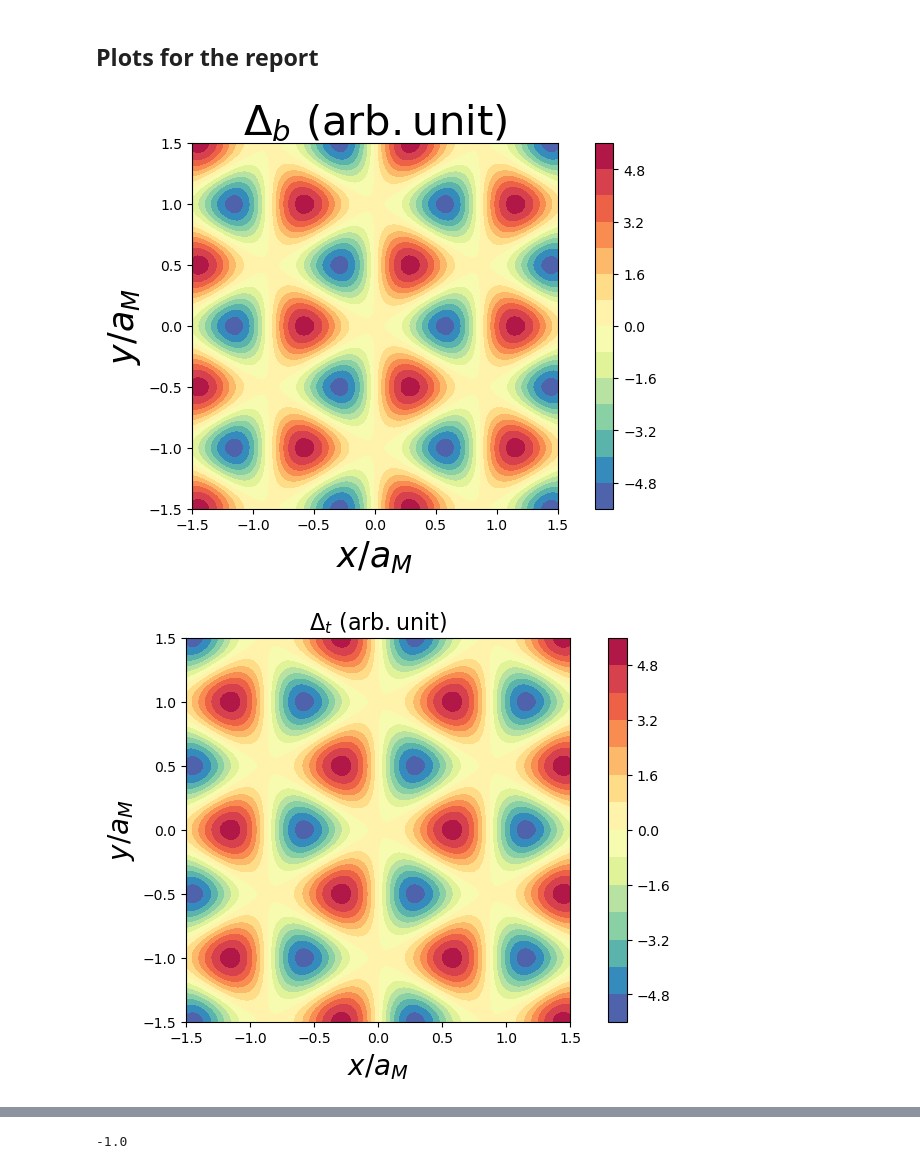
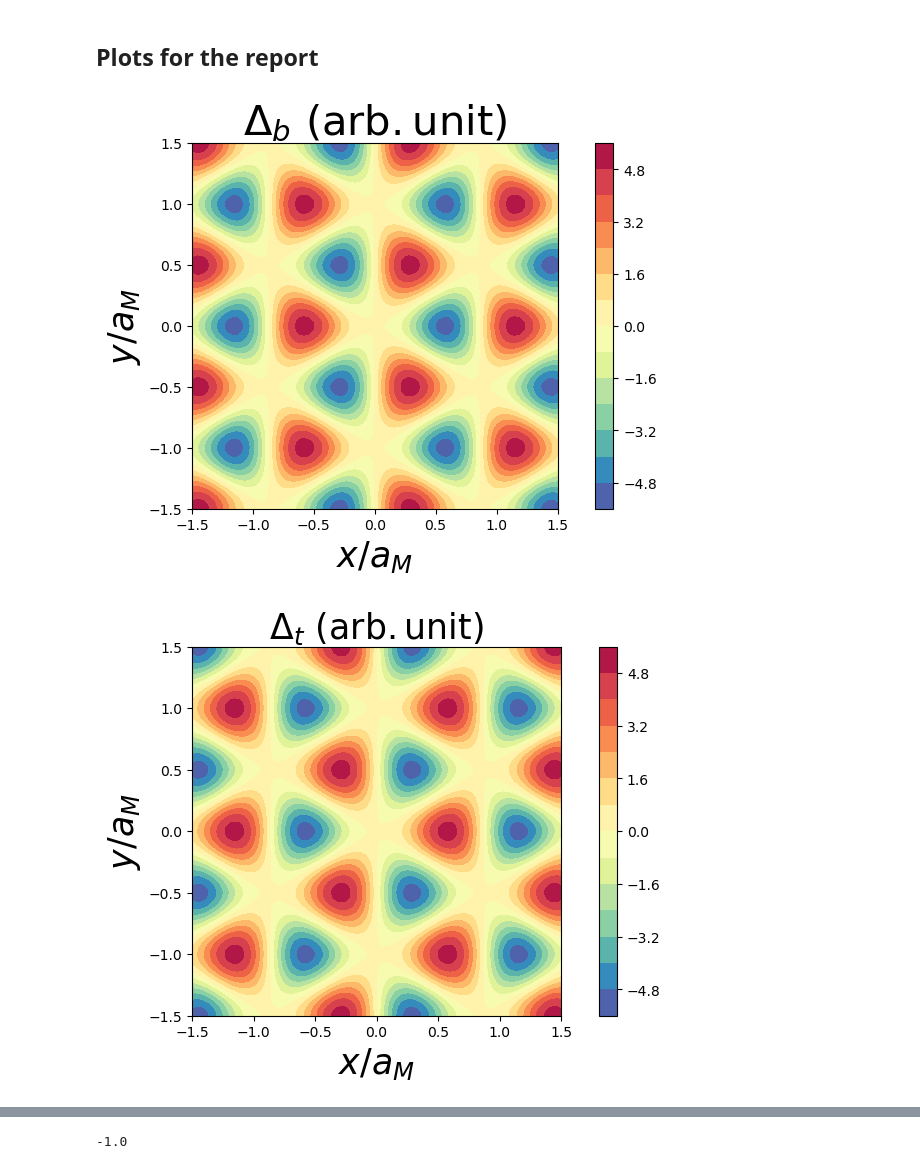
Before and after one commit to DaanTimmers/DT_Part_III_Project, a Jupyter notebook: Gauge field.ipynb, the cells around one changed output, grey strips where cells are left out. Saved outputs shown, nothing was run; the diff lists cells and outputs as text; code cells hidden in the pictures.

Commit message:
new plots

```diff
--- a/Gauge field.ipynb
+++ b/Gauge field.ipynb
@@ -354,38 +354,38 @@ cbar = fig.colorbar(contours)
 plt.savefig('Delta_b.pdf')
 plt.show()
 
 fig, ax = plt.subplots(layout='constrained')
 
 ax.set_aspect('equal')
-ax.set_title('$\Delta_t \ (\mathrm{arb. unit})$', size=16)
-ax.set_xlabel('$x/a_M$', size=20)
-ax.set_ylabel('$y/a_M$',size=20)
+ax.set_title('$\Delta_t \ (\mathrm{arb. unit})$', size=25)
+ax.set_xlabel('$x/a_M$', size=25)
+ax.set_ylabel('$y/a_M$',size=25)
 contours = ax.contourf(bilayer.xx / bilayer.aM, bilayer.yy / bilayer.aM, bilayer.Del_t, 15, cmap='Spectral_r')
 cbar = fig.colorbar(contours)
 plt.savefig('Delta_t.pdf')
 plt.show()
 
 fig, ax = plt.subplots(layout='constrained')
 
 ax.set_aspect('equal')
-ax.set_title('$Re(\Delta_T) \ (\mathrm{arb. unit})$', size=16)
-ax.set_xlabel('$x/a_M$', size=20)
-ax.set_ylabel('$y/a_M$',size=20)
+ax.set_title('$Re(\Delta_T) \ (\mathrm{arb. unit})$', size=20)
+ax.set_xlabel('$x/a_M$', size=25)
+ax.set_ylabel('$y/a_M$',size=25)
 contours = ax.contourf(bilayer.xx / bilayer.aM, bilayer.yy / bilayer.aM, bilayer.Delta[0], 15, cmap='Spectral_r')
 cbar = fig.colorbar(contours)
 plt.savefig('Delta_T_real.pdf')
 plt.show()
 
 fig, ax = plt.subplots(layout='constrained')
 
 ax.set_aspect('equal')
-ax.set_title('$Im(\Delta_T) \ (\mathrm{arb. unit})$', size=16)
+ax.set_title('$Im(\Delta_T) \ (\mathrm{arb. unit})$', size=25)
 ax.set_xlabel('$x/a_M$', size=20)
 ax.set_ylabel('$y/a_M$',size=20)
 contours = ax.contourf(bilayer.xx / bilayer.aM, bilayer.yy / bilayer.aM, bilayer.Delta[1], 15, cmap='Spectral_r')
 cbar = fig.colorbar(contours)
 plt.savefig('Delta_T_imag.pdf')
 plt.show()
 # %% [output]
 [figure]
-[figure, old version]
+[figure, new version]
```
Also changed, not shown: parts of 1 cell of this notebook, 4 other files.
